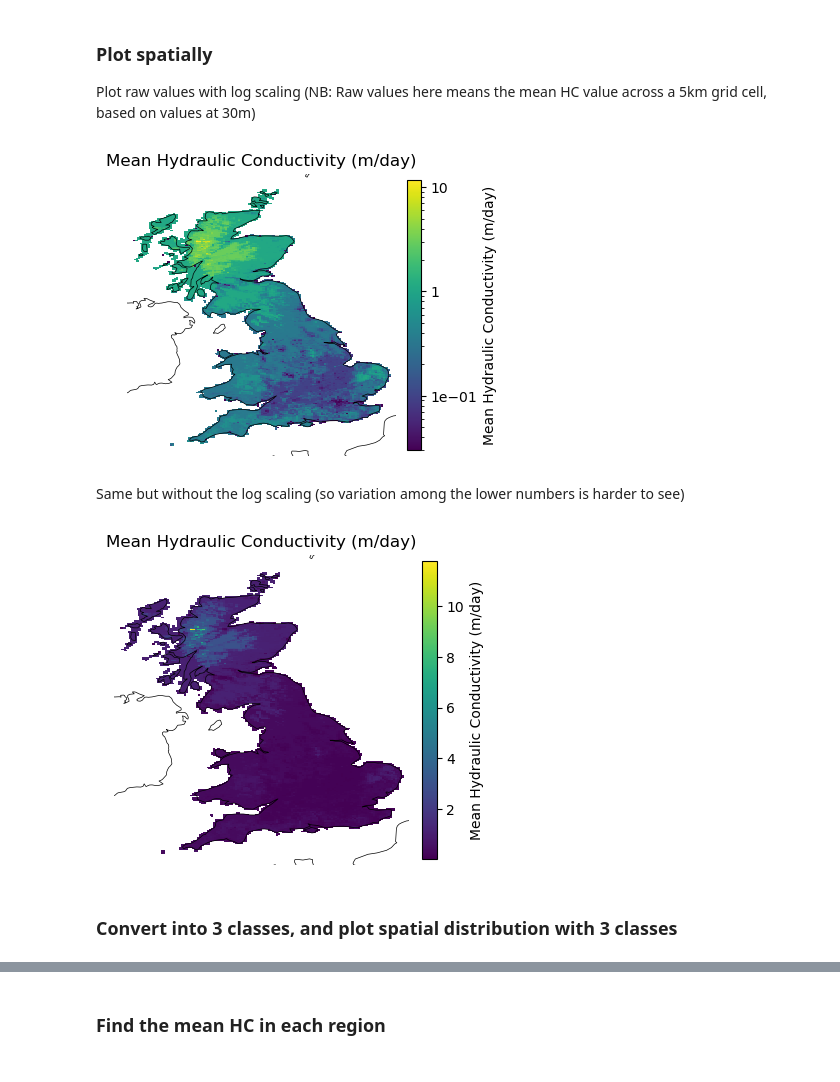
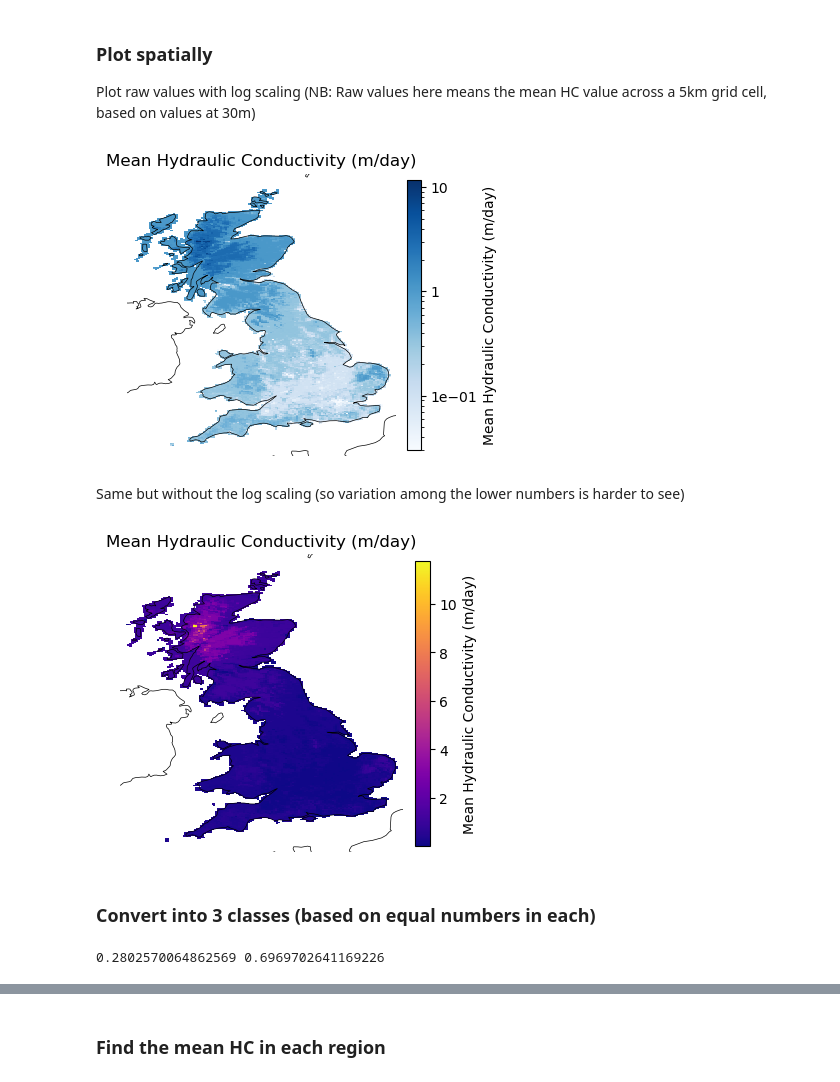
Before and after one commit to masher92/FutureFlood, a Jupyter notebook: ProcessSoilData/SoilMoistureExploration.ipynb, the cells around one changed output, grey strips where cells are left out. Saved outputs shown, nothing was run; the diff lists cells and outputs as text; code cells hidden in the pictures.

```diff
--- a/ProcessSoilData/SoilMoistureExploration.ipynb
+++ b/ProcessSoilData/SoilMoistureExploration.ipynb
@@ -98,7 +99,7 @@ ax.set_extent([-8, 2, 49.5, 60], crs=ccrs.PlateCarree())
 
 norm = colors.LogNorm(vmin=np.nanmin(national_cube.data), vmax=np.nanmax(national_cube.data))
 
-mesh = iplt.pcolormesh(national_cube, axes=ax, cmap='viridis', norm=norm)
+mesh = iplt.pcolormesh(national_cube, axes=ax, cmap='Blues', norm=norm)
 
 # Match the styling from the geopandas plot
 ax.coastlines(resolution='50m', linewidth=0.5, color='black')
@@ -118,34 +119,35 @@ cbar.set_label('Mean Hydraulic Conductivity (m/day)')
 plt.tight_layout()
 plt.show()
 # %% [output]
-[figure, old version]
+[figure, new version]
 # %% [markdown]
 Same but without the log scaling (so variation among the lower numbers is harder to see)
 # %%
 fig = plt.figure(figsize=(4, 5))
 ax = plt.axes(projection=ccrs.PlateCarree())
 ax.set_extent([-8, 2, 49.5, 60], crs=ccrs.PlateCarree())
 
 # Plot the raw cube data with the same colormap as the zonal stats plot
-mesh = qplt.pcolormesh(national_cube, axes=ax, cmap='viridis', colorbar=False)
+mesh = qplt.pcolormesh(national_cube, axes=ax, cmap='plasma', colorbar=False)
 
 # Match the styling from the geopandas plot
 ax.coastlines(resolution='50m', linewidth=0.5, color='black')
 ax.set_title('Mean Hydraulic Conductivity (m/day)')
 ax.set_axis_off()
 
 # qplt.pcolormesh auto-generates a colorbar with units from the cube,
 # but if you want a custom label matching the regions plot exactly:
 cbar = fig.colorbar(mesh, ax=ax, orientation='vertical',fraction=0.046, pad=0.04)
 
 cbar.set_label('Mean Hydraulic Conductivity (m/day)')
 # %% [output]
-[figure, old version]
+[figure, new version]
 # %% [markdown]
-### Convert into 3 classes, and plot spatial distribution with 3 classes
+### Convert into 3 classes (based on equal numbers in each)
 # %%
 # Get data
 hk_vals = national_cube.data
+hk_vals_flat = hk_vals.flatten()
 # Convert masked values to np.nan
 if np.ma.is_masked(hk_vals):
     hk_vals = hk_vals.filled(np.nan)
@@ -154,3 +156,6 @@ q1, q2 = np.nanquantile(hk_vals, [1/3, 2/3])
 # Convert data to classes
 classified = np.digitize(hk_vals, bins=[q1, q2]).astype(float)
 classified[np.isnan(hk_vals)] = np.nan
+print(q1,q2)
+# %% [output]
+0.2802570064862569 0.6969702641169226
```
Also changed, not shown: parts of 14 cells of this notebook.
